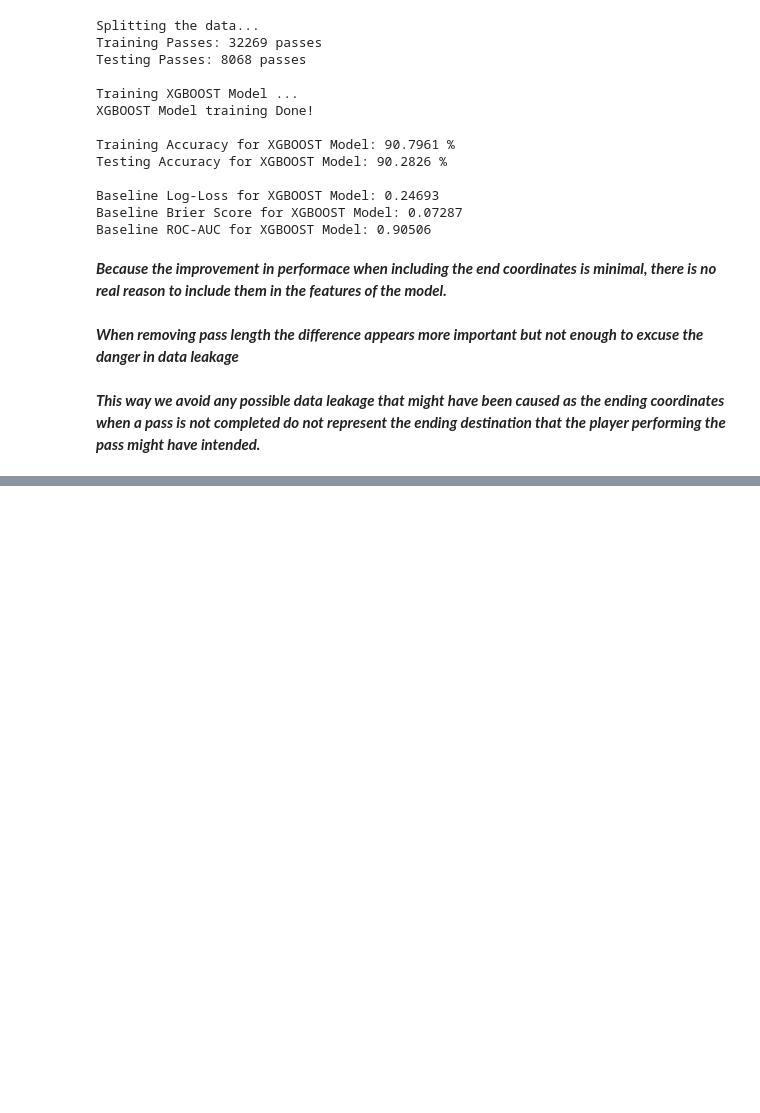
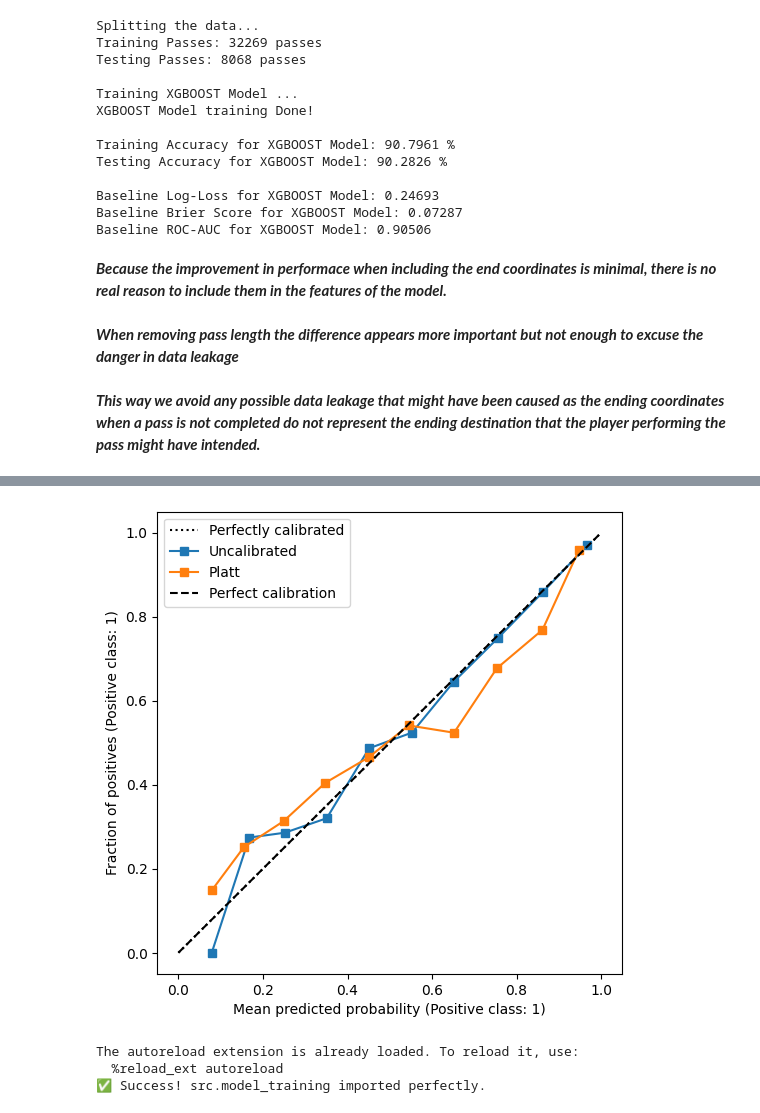
Before and after one commit to charalampisandreou/xPass-Project, a Jupyter notebook: notebooks/week4_model-training.ipynb, the cells around one changed output, grey strips where cells are left out. Drawn from its saved outputs; the diff is of its cells as text; code cells hidden in the pictures; blank space fills up the shorter version.

```diff
--- a/notebooks/week4_model-training.ipynb
+++ b/notebooks/week4_model-training.ipynb
@@ -762,0 +798,38 @@ print(f"Baseline ROC-AUC for XGBOOST Model: {xgb_baseline_auc:.5f}")
+# %%
+from sklearn.calibration import CalibrationDisplay
+import matplotlib.pyplot as plt
+
+fig, ax = plt.subplots(figsize=(6,6))
+CalibrationDisplay.from_predictions(y_test, test_raw_probs, n_bins=10, ax=ax, name='Uncalibrated')
+CalibrationDisplay.from_predictions(y_test, test_calibrated_probs, n_bins=10, ax=ax, name='Platt')
+ax.plot([0,1],[0,1],'k--', label='Perfect calibration')
+plt.legend()
+plt.show()
+# %% [output]
+[figure, added]
+# %%
+import sys
+import os
+
+# 1. Get the current directory of the notebook
+notebook_dir = os.getcwd()
+
+# 2. Go up exactly ONE level to hit xPass-Project root
+project_root = os.path.abspath(os.path.join(notebook_dir, ".."))
+
+# 3. Inject it at the front of sys.path
+if project_root not in sys.path:
+    sys.path.insert(0, project_root)
+
+# 4. Enable autoreload for your scripts
+%load_ext autoreload
+%autoreload 2
+
+# 5. Import cleanly!
+from model_training_pipeline import run_model_training
+
+print("✅ Success! src.model_training imported perfectly.")
+# %% [output]
+The autoreload extension is already loaded. To reload it, use:
+  %reload_ext autoreload
+✅ Success! src.model_training imported perfectly.
```
Also changed, not shown: parts of 3 cells of this notebook, 5 other files.
